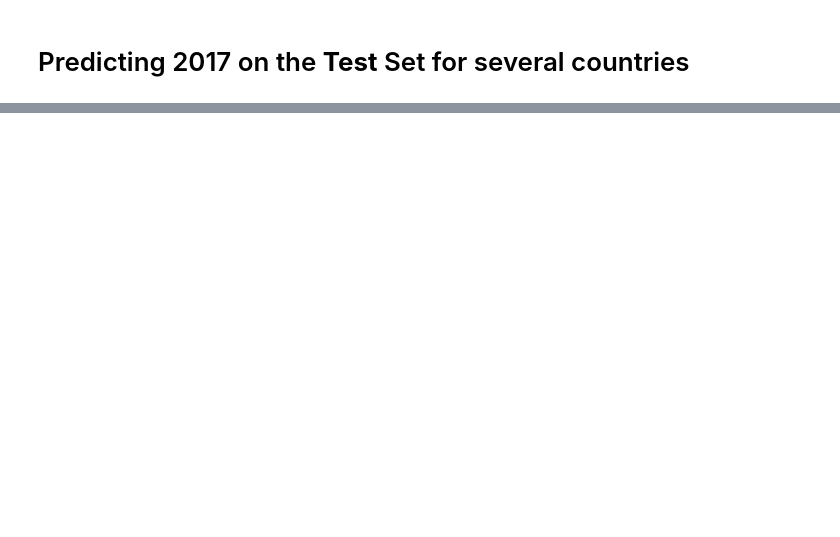
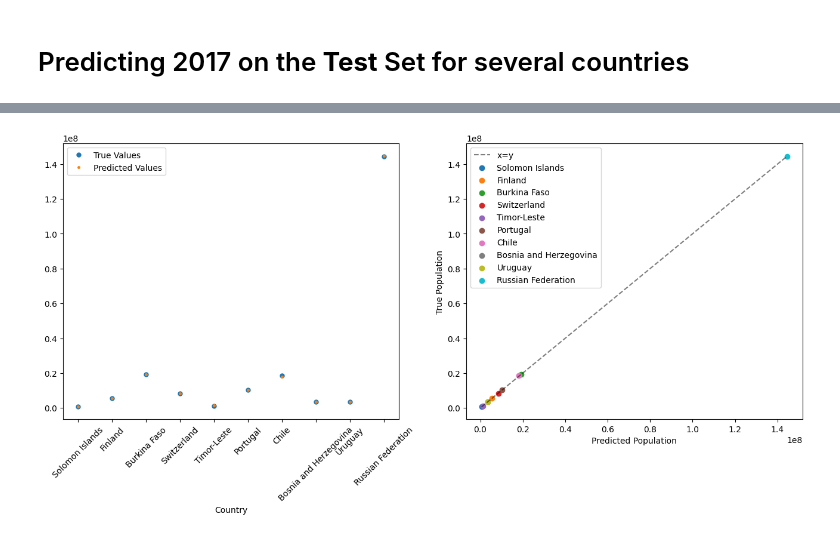
Before and after one commit to joelpoliveira/AprendizagemAutomatica-Projeto, a Jupyter notebook: Projeto_final/main_Joel_complex_version.ipynb, the cells around one changed output, grey strips where cells are left out. Cells and saved outputs as stored; diff of their text form; code cells hidden in the pictures; blank space fills up the shorter version.

```diff
--- a/Projeto_final/main_Joel_complex_version.ipynb
+++ b/Projeto_final/main_Joel_complex_version.ipynb
@@ -297,5 +361,7 @@ ax[1].plot(xy,xy, "r")
 # %% [markdown]
 # Predicting 2017 on the **Test** Set for several countries
+# %%
+model = ForecastModel(encode_country=False).fit(reshape(pop))
 # %%
 y_test=pd.read_csv("data/country_population_test.csv", index_col=0).loc[2017]
 y_test
@@ -309,10 +402,13 @@ print(f"Pearson Corr. Coef. = {np.corrcoef(y_test, preds)[0,1]}")
 # %%
 x_ = range(len(countries))
 f, ax = plt.subplots(1,2, figsize=(16,6))
-plot_sub(ax[0], x_, y_test, label="True Values")
+plot_sub(ax[0], x_, y_test, label="True Values", ms=10)
 plot_sub(ax[0], x_, preds, label="Predicted Values", xlabel="Country")
 ax[0].set_xticks(x_, countries, rotation=45)
 
-scat_sub(ax[1], preds, y_test, xlabel="Predicted", ylabel="True")
 xy=np.linspace(min(preds), max(preds))
-ax[1].plot(xy,xy, "r")
+ax[1].plot(xy,xy, "--k", alpha=0.5, label="x=y")
+for i, country in enumerate(countries):
+    scat_sub(ax[1], [preds[i]], [y_test[i]], xlabel="Predicted Population", ylabel="True Population", label=country)
+# %% [output]
+[figure, added]
```
Also changed, not shown: parts of 25 cells of this notebook.
